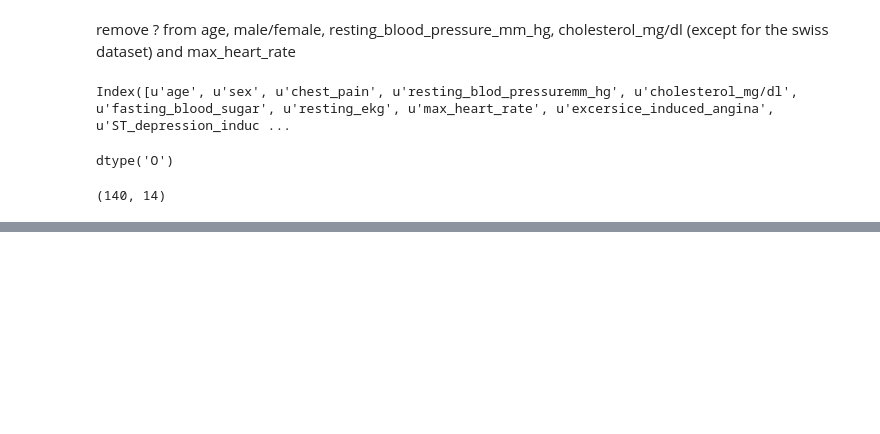
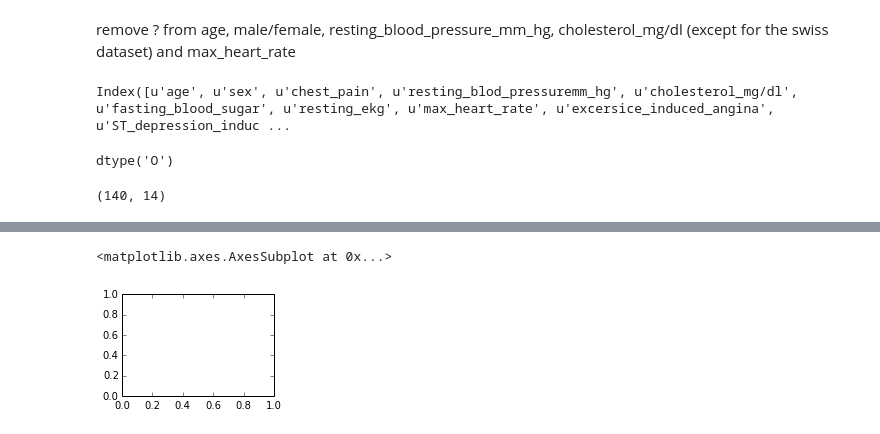
Before and after one commit to nyghtowl/Practice_Distributions, a Jupyter notebook: Dist_Review2.ipynb, the cells around one changed output, grey strips where cells are left out. Saved outputs shown, nothing was run; the diff lists cells and outputs as text; code cells hidden in the pictures; blank space fills up the shorter version.

```diff
--- a/Dist_Review2.ipynb
+++ b/Dist_Review2.ipynb
@@ -48,0 +59,5 @@ Plot a distribution of ages for each cohort. plot all 4 groups as subplots in a
+# %%
+fig.subplots(2,2,1)
+# %% [output]
+<matplotlib.axes.AxesSubplot at 0x...>
+[figure, added]
```
Also changed, not shown: parts of 5 cells of this notebook, 1 other file.
